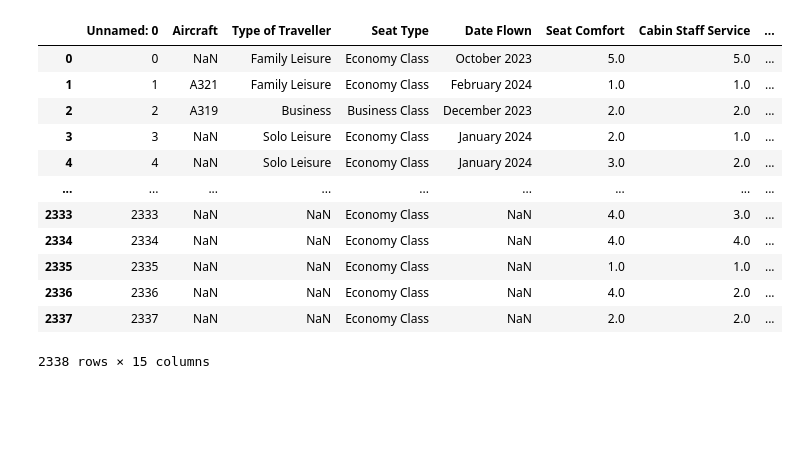
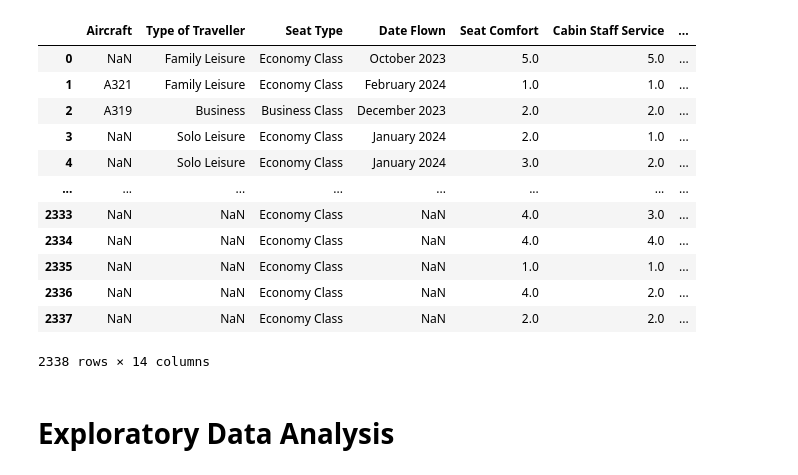
Before and after one commit to emme-pan/Airline-Reviews-Data-Analysis, a Jupyter notebook: Air Canada Data Analysis.ipynb, the cells around one changed output. Cells and saved outputs as stored; diff of their text form; code cells hidden in the pictures; blank space fills up the shorter version.

Commit message:
Added more data analysis

```diff
--- a/Air Canada Data Analysis.ipynb
+++ b/Air Canada Data Analysis.ipynb
@@ -5,17 +8,19 @@ import matplotlib as plt
 # %%
-ac_df = pd.read_csv("AC_reviews.csv")
-ac_df
+df = pd.read_csv("AC_reviews.csv", index_col=0)
+df
 # %% [output]
-|  | Unnamed: 0 | Aircraft | Type of Traveller | Seat Type | Date Flown | Seat Comfort | Cabin Staff Service | ... |
-| 0 | 0 | NaN | Family Leisure | Economy Class | October 2023 | 5.0 | 5.0 | ... |
-| 1 | 1 | A321 | Family Leisure | Economy Class | February 2024 | 1.0 | 1.0 | ... |
-| 2 | 2 | A319 | Business | Business Class | December 2023 | 2.0 | 2.0 | ... |
-| 3 | 3 | NaN | Solo Leisure | Economy Class | January 2024 | 2.0 | 1.0 | ... |
-| 4 | 4 | NaN | Solo Leisure | Economy Class | January 2024 | 3.0 | 2.0 | ... |
-| ... | ... | ... | ... | ... | ... | ... | ... | ... |
-| 2333 | 2333 | NaN | NaN | Economy Class | NaN | 4.0 | 3.0 | ... |
-| 2334 | 2334 | NaN | NaN | Economy Class | NaN | 4.0 | 4.0 | ... |
-| 2335 | 2335 | NaN | NaN | Economy Class | NaN | 1.0 | 1.0 | ... |
-| 2336 | 2336 | NaN | NaN | Economy Class | NaN | 4.0 | 2.0 | ... |
-| 2337 | 2337 | NaN | NaN | Economy Class | NaN | 2.0 | 2.0 | ... |
+|  | Aircraft | Type of Traveller | Seat Type | Date Flown | Seat Comfort | Cabin Staff Service | ... |
+| 0 | NaN | Family Leisure | Economy Class | October 2023 | 5.0 | 5.0 | ... |
+| 1 | A321 | Family Leisure | Economy Class | February 2024 | 1.0 | 1.0 | ... |
+| 2 | A319 | Business | Business Class | December 2023 | 2.0 | 2.0 | ... |
+| 3 | NaN | Solo Leisure | Economy Class | January 2024 | 2.0 | 1.0 | ... |
+| 4 | NaN | Solo Leisure | Economy Class | January 2024 | 3.0 | 2.0 | ... |
+| ... | ... | ... | ... | ... | ... | ... | ... |
+| 2333 | NaN | NaN | Economy Class | NaN | 4.0 | 3.0 | ... |
+| 2334 | NaN | NaN | Economy Class | NaN | 4.0 | 4.0 | ... |
+| 2335 | NaN | NaN | Economy Class | NaN | 1.0 | 1.0 | ... |
+| 2336 | NaN | NaN | Economy Class | NaN | 4.0 | 2.0 | ... |
+| 2337 | NaN | NaN | Economy Class | NaN | 2.0 | 2.0 | ... |
-2338 rows × 15 columns
+2338 rows × 14 columns
+# %% [markdown]
+# Exploratory Data Analysis
```
Also changed, not shown: parts of 17 cells of this notebook.
